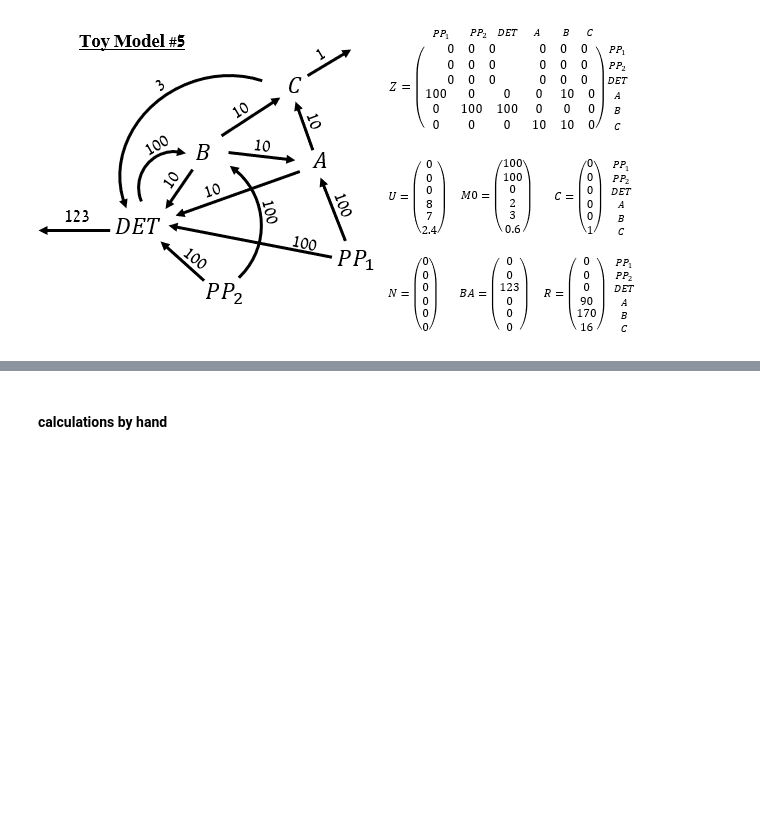
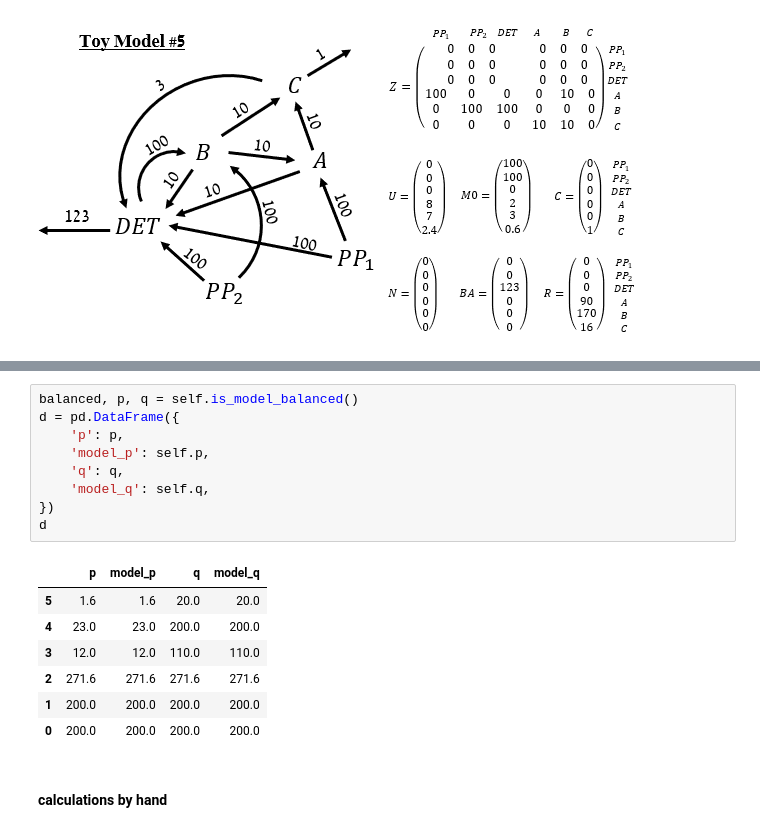
Before and after one commit to idocarmel1/PPREstimation, a Jupyter notebook: ToyModels/comp0426.ipynb, the cells around one changed output, grey strips where cells are left out. Cells and saved outputs as stored; diff of their text form; blank space fills up the shorter version.

```diff
--- a/ToyModels/comp0426.ipynb
+++ b/ToyModels/comp0426.ipynb
@@ -481,3 +487,20 @@ self = PPRCalculator.from_dict({
+# %%
+balanced, p, q = self.is_model_balanced()
+d = pd.DataFrame({
+    'p': p,
+    'model_p': self.p,
+    'q': q,
+    'model_q': self.q,
+})
+d
+# %% [output]
+|  | p | model_p | q | model_q |
+| 5 | 1.6 | 1.6 | 20.0 | 20.0 |
+| 4 | 23.0 | 23.0 | 200.0 | 200.0 |
+| 3 | 12.0 | 12.0 | 110.0 | 110.0 |
+| 2 | 271.6 | 271.6 | 271.6 | 271.6 |
+| 1 | 200.0 | 200.0 | 200.0 | 200.0 |
+| 0 | 200.0 | 200.0 | 200.0 | 200.0 |
 # %% [markdown]
 #### calculations by hand
 # %%
```
Also changed, not shown: parts of 2 cells of this notebook, 3 other files.
